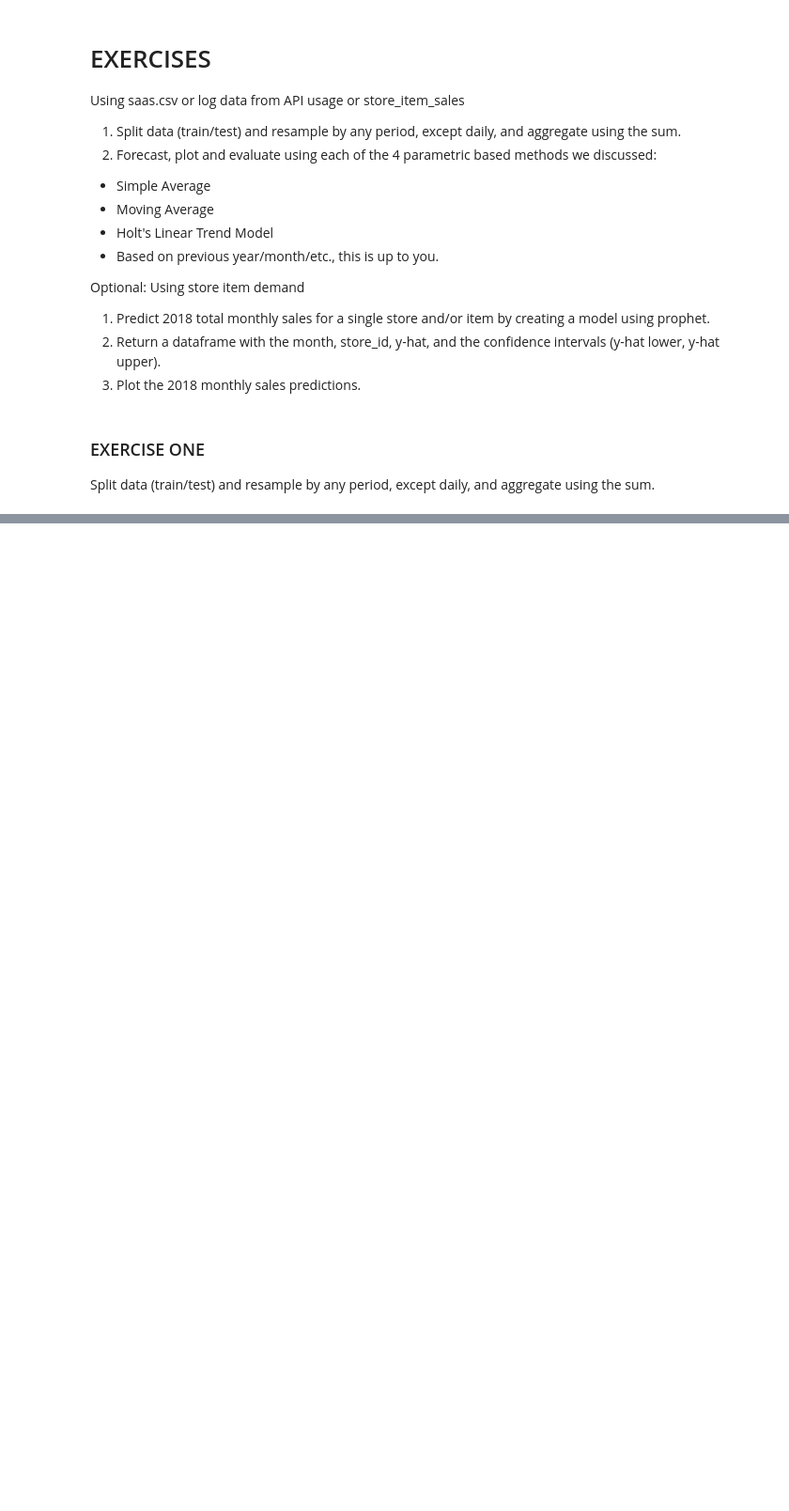
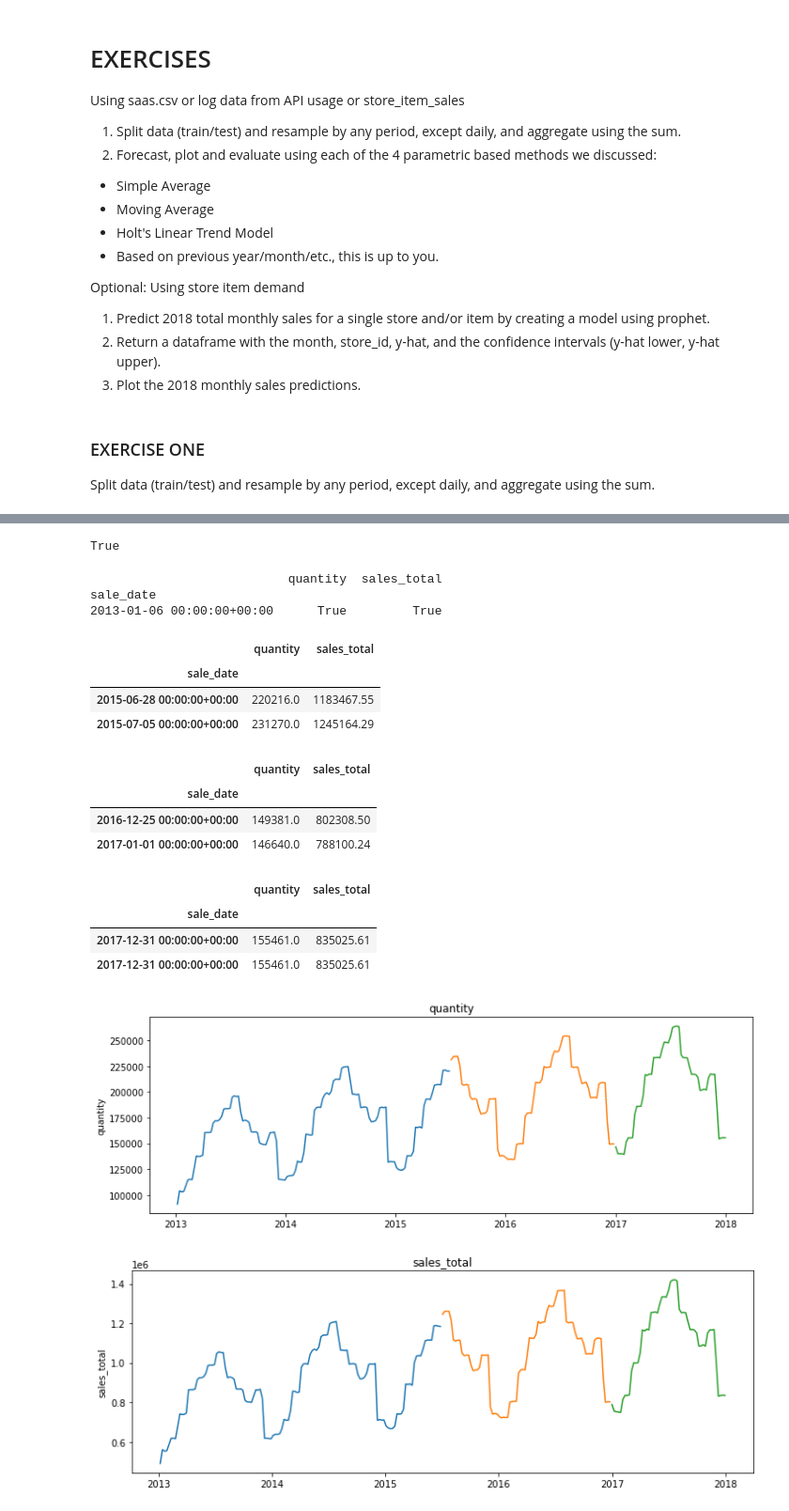
Before and after one commit to adam-gomez/time-series-exercises, a Jupyter notebook: model.ipynb, the cells around one changed output, grey strips where cells are left out. Shown at 94% size. Cells and saved outputs as stored; diff of their text form; code cells hidden in the pictures; blank space fills up the shorter version.

```diff
--- a/model.ipynb
+++ b/model.ipynb
@@ -749,3 +749,15 @@ df.head()
 | 2013-01-01 00:00:00+00:00 | 27.0 | 832657 | 12018 Perrin Beitel Rd | San Antonio | 7 | TX | 78217 | Mama Marys | ... |
 | 2013-01-01 00:00:00+00:00 | 54.0 | 213643 | 15000 San Pedro Ave | San Antonio | 8 | TX | 78232 | Mueller | ... |
 | 2013-01-01 00:00:00+00:00 | 35.0 | 215469 | 735 SW Military Dr | San Antonio | 9 | TX | 78221 | Mueller | ... |
+# %%
+df = df.resample('W')[['quantity', 'sales_total']].sum()
+# %%
+train_size = int(len(df) * .5)
+validate_size = int(len(df) * .3)
+test_size = int(len(df) - train_size - validate_size)
+validate_end_index = train_size + validate_size
+
+# split into train, validation, test
+train = df[: train_size]
+validate = df[train_size : validate_end_index]
+test = df[validate_end_index : ]
@@ -751,0 +766,43 @@ df.head()
+# %%
+print(len(train) + len(validate) + len(test) == len(df))
+# %% [output]
+True
+# %%
+print(df.head(1) == train.head(1))
+# %% [output]
+                           quantity  sales_total
+sale_date
+2013-01-06 00:00:00+00:00      True         True
+# %%
+pd.concat([train.tail(1), validate.head(1)])
+# %% [output]
+|  | quantity | sales_total |
+| sale_date |  |  |
+| 2015-06-28 00:00:00+00:00 | 220216.0 | 1183467.55 |
+| 2015-07-05 00:00:00+00:00 | 231270.0 | 1245164.29 |
+# %%
+pd.concat([validate.tail(1), test.head(1)])
+# %% [output]
+|  | quantity | sales_total |
+| sale_date |  |  |
+| 2016-12-25 00:00:00+00:00 | 149381.0 | 802308.50 |
+| 2017-01-01 00:00:00+00:00 | 146640.0 | 788100.24 |
+# %%
+pd.concat([test.tail(1), df.tail(1)])
+# %% [output]
+|  | quantity | sales_total |
+| sale_date |  |  |
+| 2017-12-31 00:00:00+00:00 | 155461.0 | 835025.61 |
+| 2017-12-31 00:00:00+00:00 | 155461.0 | 835025.61 |
+# %%
+for col in train.columns:
+    plt.figure(figsize=(12,4))
+    plt.plot(train[col])
+    plt.plot(validate[col])
+    plt.plot(test[col])
+    plt.ylabel(col)
+    plt.title(col)
+    plt.show()
+# %% [output]
+[figure, added]
+[figure, added]
```
Also changed, not shown: parts of 38 cells of this notebook, 1 other file.
